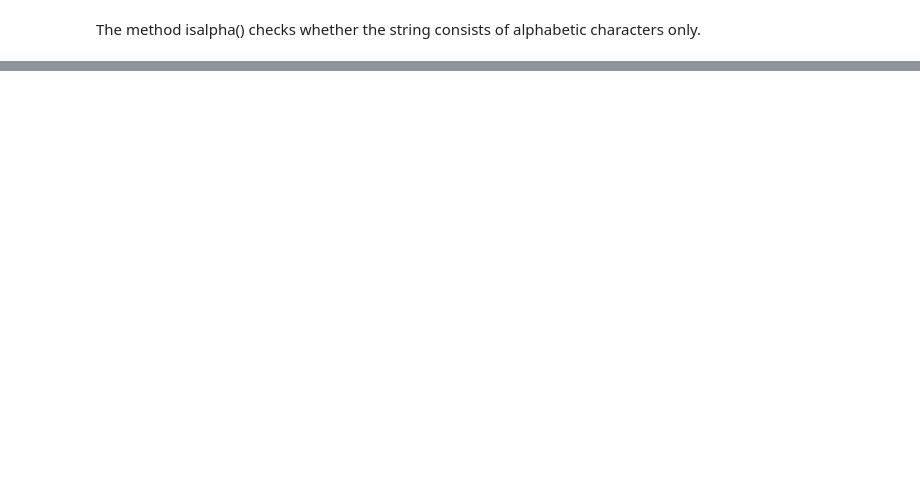
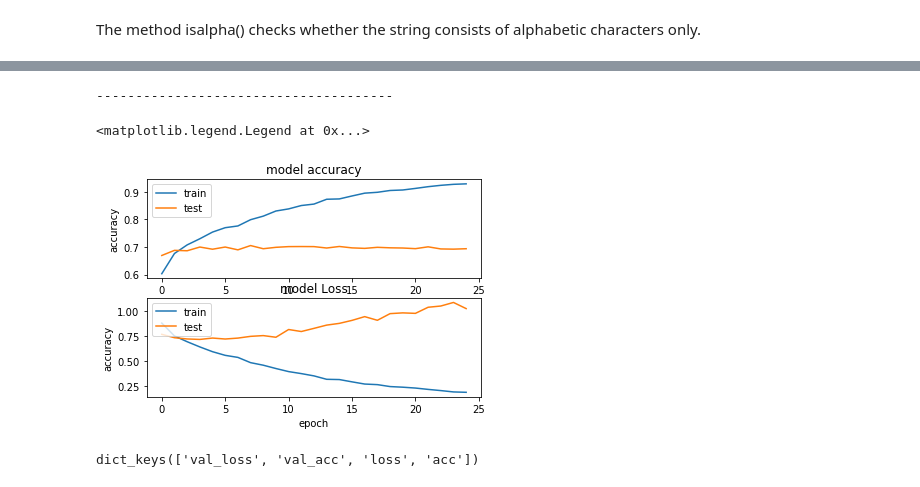
Before and after one commit to chintan04/ADS, a Jupyter notebook: Deep learning.ipynb, the cells around one changed output, grey strips where cells are left out. Drawn from its saved outputs; the diff is of its cells as text; code cells hidden in the pictures; blank space fills up the shorter version.

```diff
--- a/Deep learning.ipynb
+++ b/Deep learning.ipynb
@@ -103,12 +99,15 @@ yvalid_enc = np_utils.to_categorical(y_test)
 # %%
-# create a simple 3 layer sequential neural net
+# create a simple 4 layer sequential neural net
 model = Sequential()
 
-model.add(Dense(300, input_dim=300, activation='sigmoid'))
+model.add(Dense(300, input_dim=300, activation='relu'))
 model.add(Dropout(0.2))
 
 
-model.add(Dense(300, activation='sigmoid'))
+model.add(Dense(300, activation='relu'))
+model.add(Dropout(0.3))
+
+model.add(Dense(300, activation='relu'))
 model.add(Dropout(0.3))
 
 model.add(Dense(3))
@@ -119,6 +138,6 @@ model.compile(loss='categorical_crossentropy', optimizer='adam',metrics=['accura
 # %%
-model.fit(xtrain_glove_scl, y=ytrain_enc, batch_size=64,
-          epochs=5, verbose=1,
+sc = model.fit(xtrain_glove_scl, y=ytrain_enc, batch_size=64,
+          epochs=25, verbose=1,
           validation_data=(xvalid_glove_scl, yvalid_enc))
 # %% [output]
 Train on 15663 samples, validate on 3916 samples
@@ -130,0 +180,27 @@ Epoch 5/5
+# %%
+plt.subplot(211)
+#plt.figure(figsize=(15,10))
+plt.plot(sc.history['acc'])
+plt.plot(sc.history['val_acc'])
+plt.title('model accuracy')
+plt.ylabel('accuracy')
+plt.xlabel('epoch')
+plt.legend(['train', 'test'], loc='upper left')
+
+print("--------------------------------------")
+
+plt.subplot(212)
+plt.plot(sc.history['loss'])
+plt.plot(sc.history['val_loss'])
+plt.title('model Loss')
+plt.ylabel('accuracy')
+plt.xlabel('epoch')
+plt.legend(['train', 'test'], loc='upper left')
+# %% [output]
+--------------------------------------
+<matplotlib.legend.Legend at 0x...>
+[figure, added]
+# %%
+print(sc.history.keys())
+# %% [output]
+dict_keys(['val_loss', 'val_acc', 'loss', 'acc'])
```
Also changed, not shown: parts of 23 cells of this notebook.
